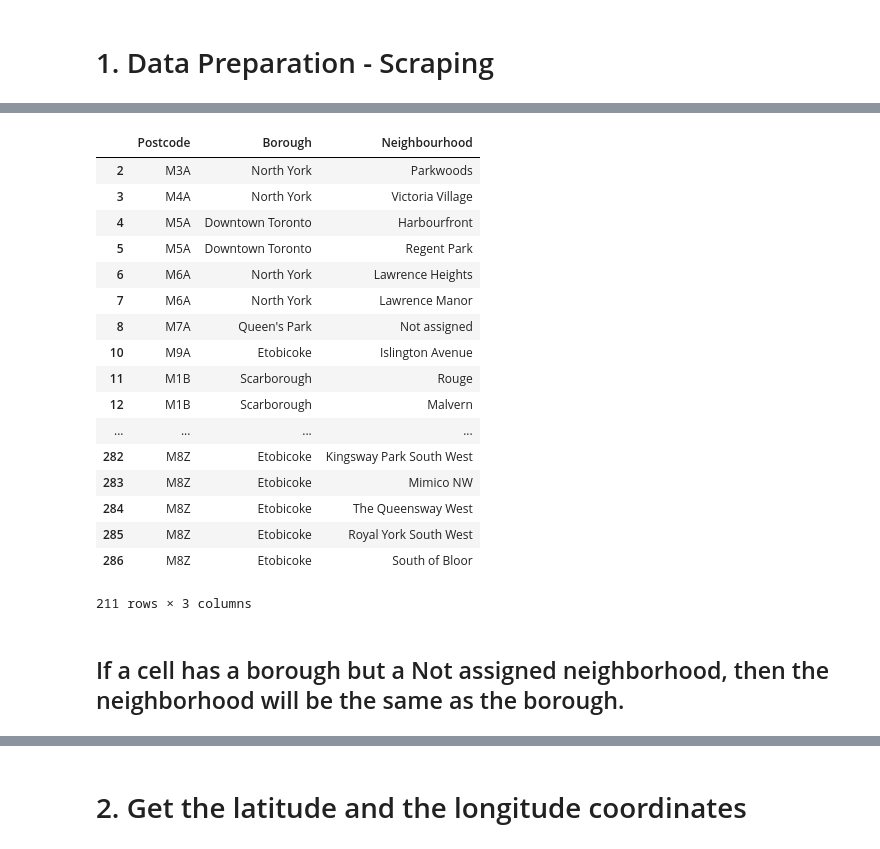
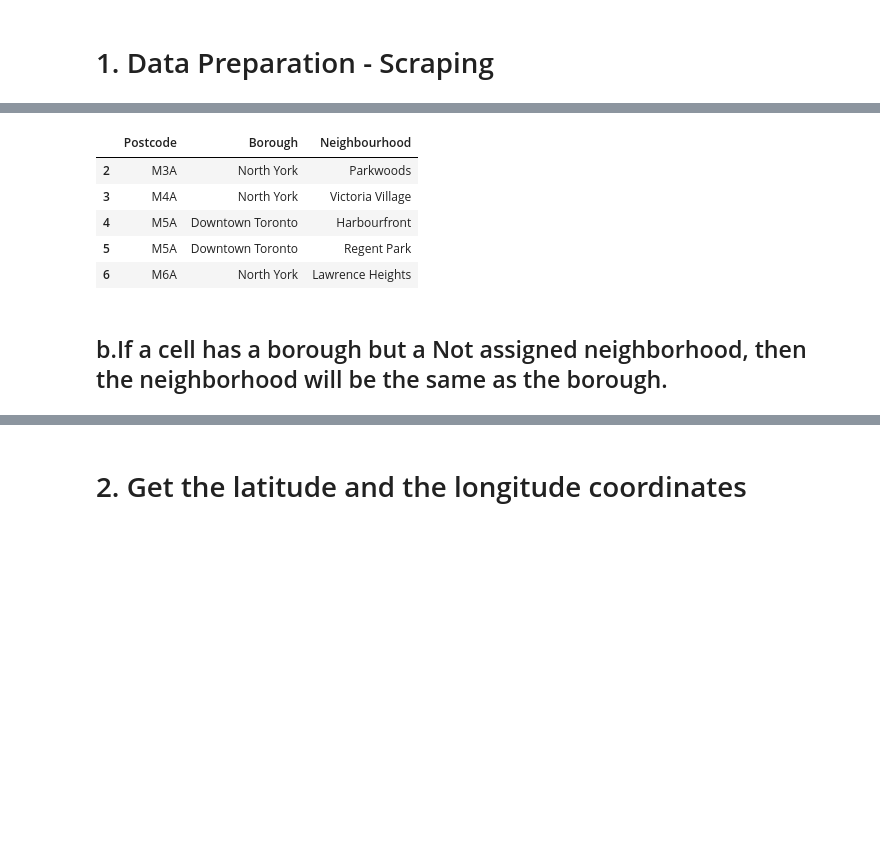
Before and after one commit to WenjieZzz/Coursera_Capstone, a Jupyter notebook: Segmenting and clustering neighhoods .ipynb, the cells around one changed output, grey strips where cells are left out. Saved outputs shown, nothing was run; the diff lists cells and outputs as text; code cells hidden in the pictures; blank space fills up the shorter version.

```diff
--- a/Segmenting and clustering neighhoods .ipynb
+++ b/Segmenting and clustering neighhoods .ipynb
@@ -31,27 +19,15 @@ df
 # %%
 df = df[df["Borough"] != 'Not assigned']
-df
+df.head()
 # %% [output]
 |  | Postcode | Borough | Neighbourhood |
 | 2 | M3A | North York | Parkwoods |
 | 3 | M4A | North York | Victoria Village |
 | 4 | M5A | Downtown Toronto | Harbourfront |
 | 5 | M5A | Downtown Toronto | Regent Park |
 | 6 | M6A | North York | Lawrence Heights |
-| 7 | M6A | North York | Lawrence Manor |
-| 8 | M7A | Queen's Park | Not assigned |
-| 10 | M9A | Etobicoke | Islington Avenue |
-| 11 | M1B | Scarborough | Rouge |
-| 12 | M1B | Scarborough | Malvern |
-| ... | ... | ... | ... |
-| 282 | M8Z | Etobicoke | Kingsway Park South West |
-| 283 | M8Z | Etobicoke | Mimico NW |
-| 284 | M8Z | Etobicoke | The Queensway West |
-| 285 | M8Z | Etobicoke | Royal York South West |
-| 286 | M8Z | Etobicoke | South of Bloor |
-211 rows × 3 columns
 # %% [markdown]
-## If a cell has a borough but a Not assigned neighborhood, then the neighborhood will be the same as the borough.
+## b.If a cell has a borough but a Not assigned neighborhood, then the neighborhood will be the same as the borough.
 # %%
 for index, row in df.iterrows():
     if row["Neighbourhood"] == 'Not assigned':
```
Also changed, not shown: parts of 20 cells of this notebook.
